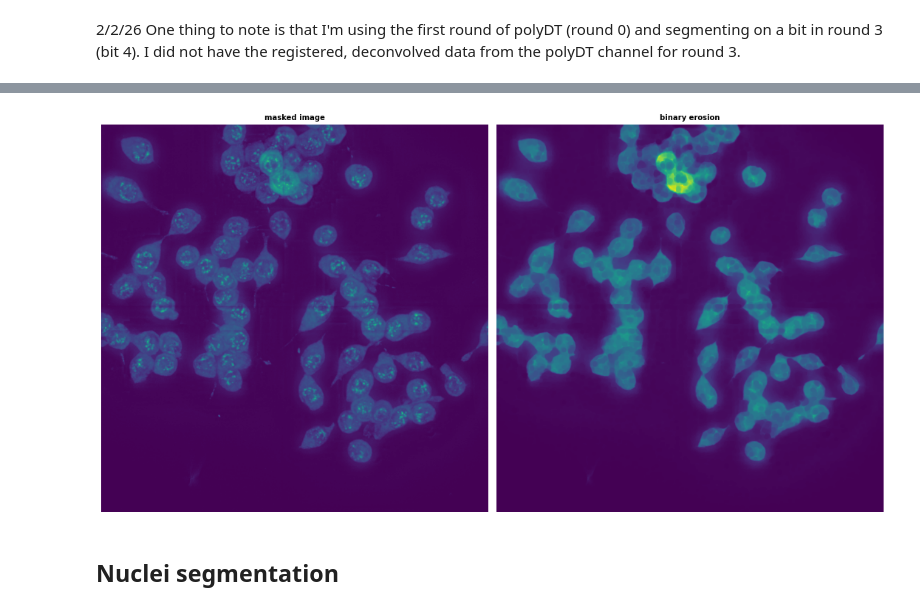
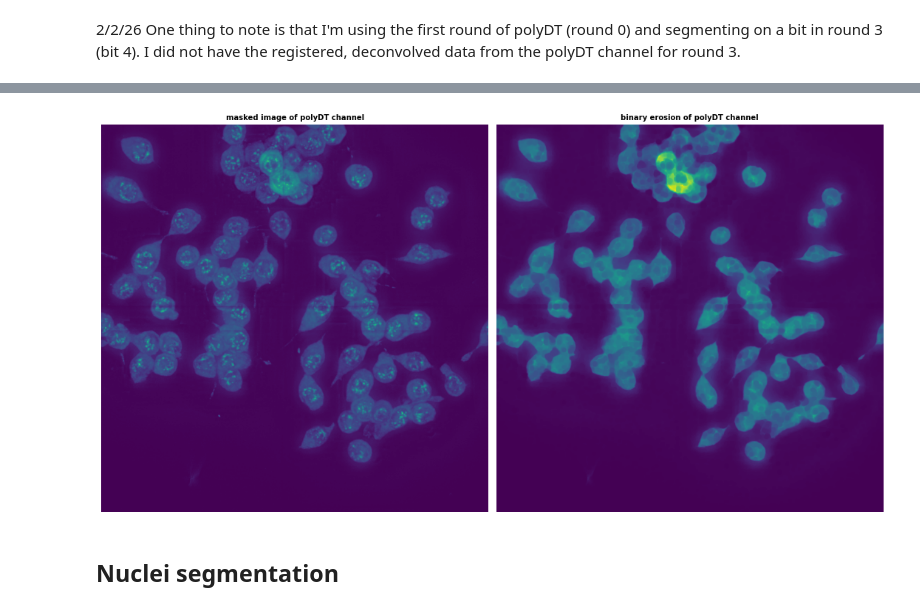
Before and after one commit to mspend/big-fish-examples, a Jupyter notebook: notebooks/4 - Segment nuclei and cells.ipynb, the cells around one changed output, grey strips where cells are left out. Saved outputs shown, nothing was run; the diff lists cells and outputs as text; code cells hidden in the pictures.

Commit message:
fixed a figure title

```diff
--- a/notebooks/4 - Segment nuclei and cells.ipynb
+++ b/notebooks/4 - Segment nuclei and cells.ipynb
@@ -65,10 +64,10 @@ cell_mip = stack.maximum_projection(cell)
 nuc_eroded = stack.erosion_filter(nuc_mip, kernel_shape="disk", kernel_size=10)
 # %%
 images = [nuc_mip, nuc_eroded]
-titles = ["masked image", "binary erosion"]
+titles = ["masked image of polyDT channel", "binary erosion of polyDT channel"]
 plot.plot_images(images, rescale=True, titles=titles)
 # %% [output]
-[figure, old version]
+[figure, new version]
 # %% [markdown]
 ## Nuclei segmentation
 # %% [markdown]
```
Also changed, not shown: parts of 1 cell of this notebook.
